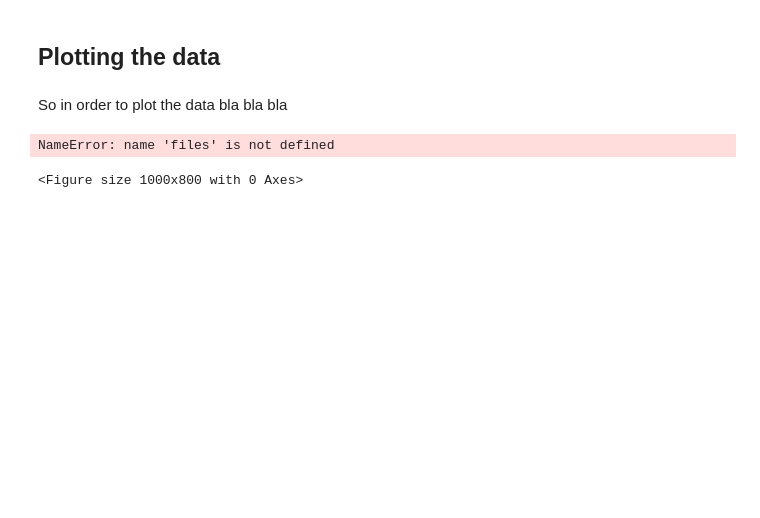
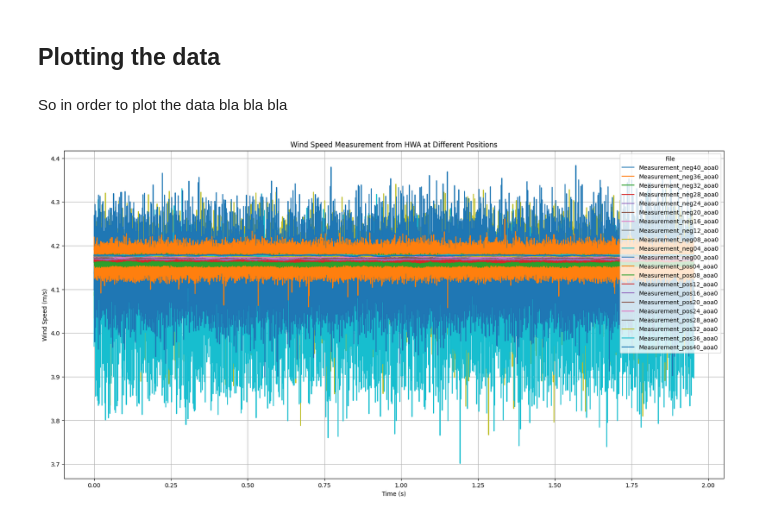
Before and after one commit to LucaDissel/Flow_Measurement_Techniques-Group3, a Jupyter notebook: HWA/HWA_post_processing/HWA_test.ipynb, the cells around one changed output. Drawn from its saved outputs; the diff is of its cells as text; code cells hidden in the pictures; blank space fills up the shorter version.

```diff
--- a/HWA/HWA_post_processing/HWA_test.ipynb
+++ b/HWA/HWA_post_processing/HWA_test.ipynb
@@ -6,24 +6,18 @@
 import pandas as pd
 import matplotlib.pyplot as plt
 import os
-import re
+
+import Functions as function
 
 # Directory containing the data
 folder_path = '../HWA_data'                     # Adjust based on the actual relative path
 folder_path = os.path.normpath(folder_path)     # Normalize path
 
+# THIS NEEDS TO BE CHANGED STILL :)
 # Assuming a calibration factor for converting voltage to wind speed (e.g., m/s per volt)
 voltage_to_m_per_s = 2.5                        # Example conversion factor
-
-# Helper function to extract the numeric value from filename for sorting
-def file_sorter(file_name):
-    match = re.search(r'(?P<sign>neg|pos)(?P<number>\d+)', file_name)
-    if match:
-        sign = -1 if match.group('sign') == 'neg' else 1
-        return sign * int(match.group('number'))
-    return 0  # return a default value if no match
 
 if os.path.exists(folder_path):
     files = [f for f in os.listdir(folder_path) if f.startswith('Measurement') and 'aoa0' in f]
     # Sort files based on the numeric value extracted from filenames
-    files = sorted(files, key=file_sorter)
+    files = sorted(files, key=function.file_sorter)
@@ -34,29 +26,28 @@ Sorted Files: ['Measurement_neg40_aoa0.txt', 'Measurement_neg36_aoa0.txt', 'Meas
 # %% [markdown]
 So in order to plot the data bla bla bla
 # %%
-plt.figure(figsize=(10, 8))
+plt.figure(figsize=(20, 10))
 
 # Loop through each file and plot the data
 for file_name in files:
     file_path = os.path.join(folder_path, file_name)
     try:
         # Load the data from the text file, skipping the first 23 lines and setting column names manually
         data = pd.read_csv(file_path, sep="\t", skiprows=23, header=None, names=['X_Value', 'Voltage'])
 
         # Convert voltage readings to speed using the calibration factor
         data['Speed (m/s)'] = data['Voltage'] * voltage_to_m_per_s
 
         # Plot the data
         plt.plot(data['X_Value'], data['Speed (m/s)'], label=file_name[:-4])  # Trim '.txt' from label
     except Exception as e:
         print(f"Failed to read file {file_path}: {e}")
 
 plt.title('Wind Speed Measurement from HWA at Different Positions')
 plt.xlabel('Time (s)')
 plt.ylabel('Wind Speed (m/s)')
 plt.legend(title="File", loc='upper right')
 plt.grid(True)
 plt.show()
 # %% [output]
-NameError: name 'files' is not defined
-<Figure size 1000x800 with 0 Axes>
+[figure, added]
```
Also changed, not shown: parts of 1 cell of this notebook, 2 other files.
